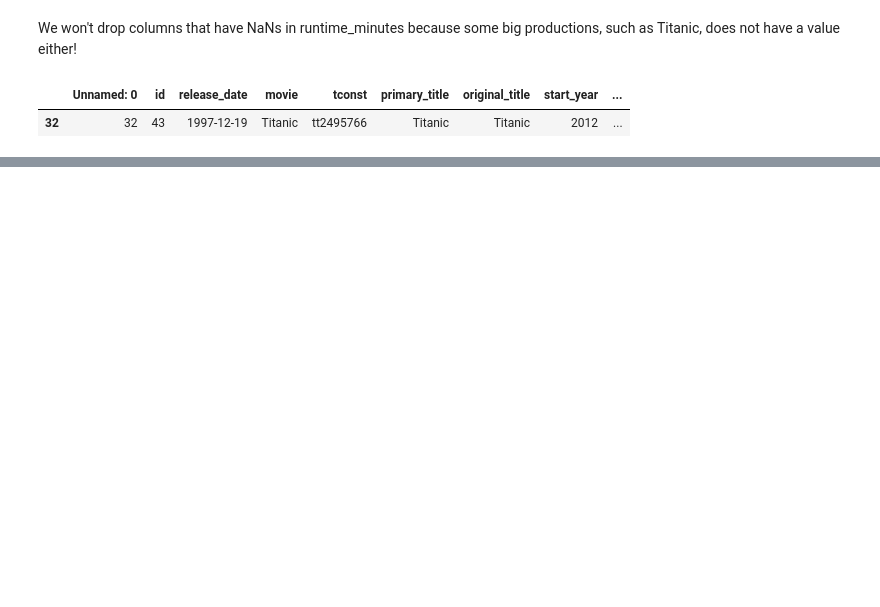
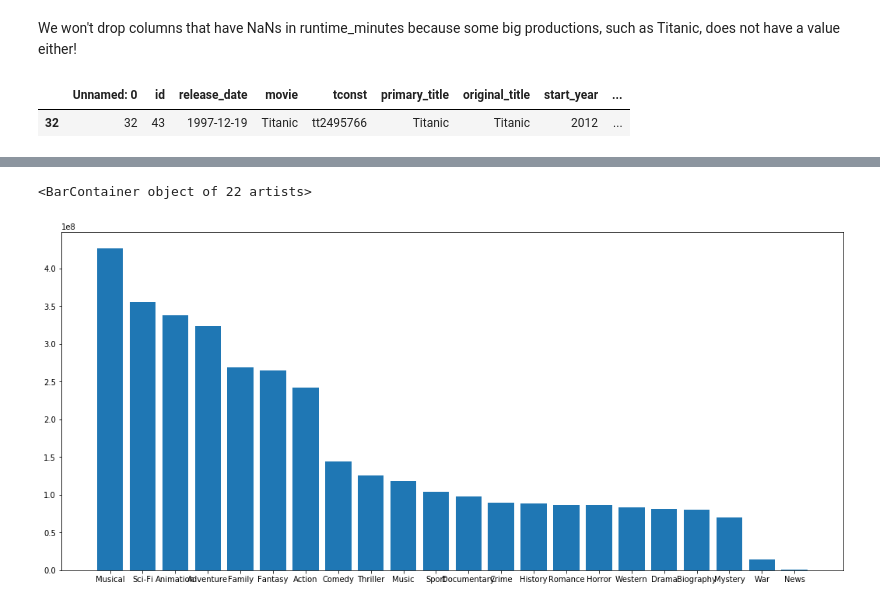
Before and after one commit to tcrispi/Mod1-Project, a Jupyter notebook: cathy/Data_analysis_genres-cathy.ipynb, the cells around one changed output, grey strips where cells are left out. Saved outputs shown, nothing was run; the diff lists cells and outputs as text; code cells hidden in the pictures; blank space fills up the shorter version.

```diff
--- a/cathy/Data_analysis_genres-cathy.ipynb
+++ b/cathy/Data_analysis_genres-cathy.ipynb
@@ -41,0 +214,8 @@ df.loc[df['movie']== 'Titanic']
+# %%
+#get a list of unique genres
+genres_unique =[]
+for i in range(len(df)):
+    for n in range(len(df['genres3'].iloc[i])):
+        if df['genres3'].iloc[i][n] not in genres_unique:
+            genres_unique.append(df['genres3'].iloc[i][n])
+genres_unique
@@ -41,0 +246,5 @@ df.loc[df['movie']== 'Titanic']
+# %%
+genres_list = []
+for i in genres_unique:
+    genres_list.append(list(get_genres(df,i)))
+genres_list
@@ -41,0 +269,2 @@ df.loc[df['movie']== 'Titanic']
+# %%
+df_genre = pd.DataFrame(genres_list, columns=['revenue', 'profit', 'genre'])
@@ -41,0 +291,2 @@ df.loc[df['movie']== 'Titanic']
+# %%
+df_genre_rev = df_genre.sort_values(by=['revenue'], ascending = False)
@@ -41,0 +315,6 @@ df.loc[df['movie']== 'Titanic']
+# %%
+plt.figure(figsize = (18,8))
+plt.bar(df_genre_rev['genre'],df_genre_rev['revenue'])
+# %% [output]
+<BarContainer object of 22 artists>
+[figure, added]
```
Also changed, not shown: parts of 38 cells of this notebook, 6 other files.
